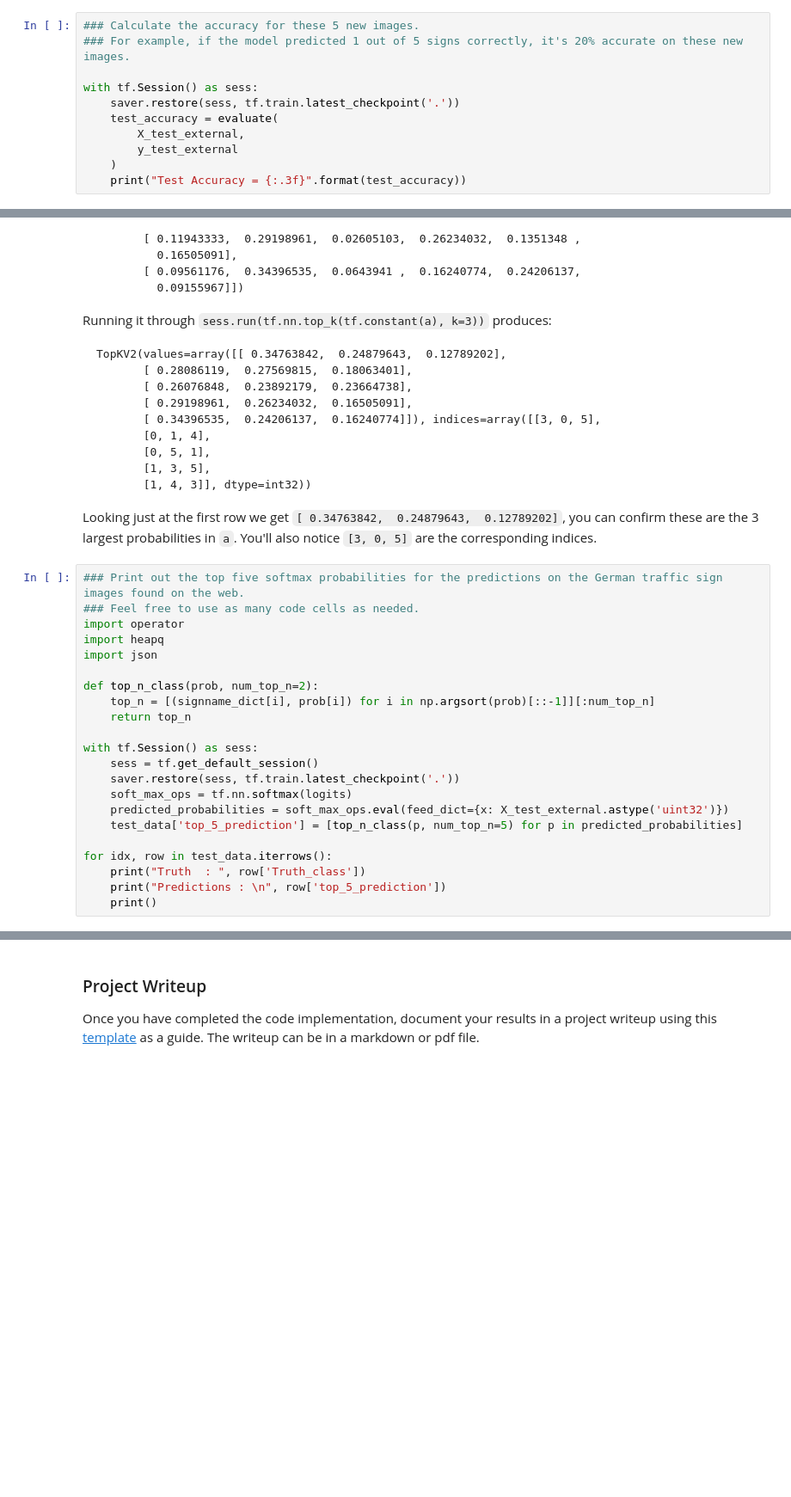
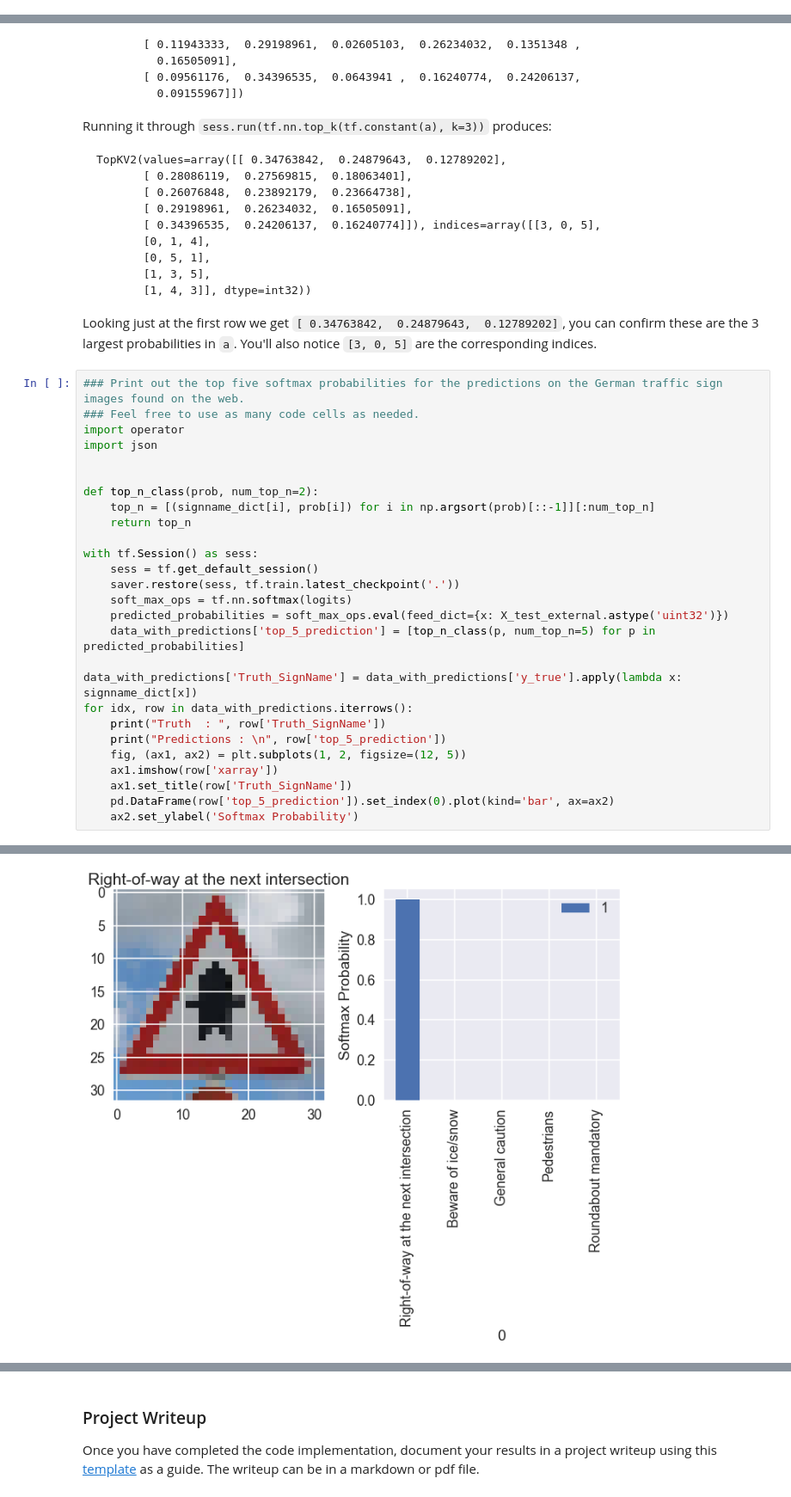
Before and after one commit to joytafty/CarND-Traffic-Sign-Classifier-Project, a Jupyter notebook: Traffic_Sign_Classifier.ipynb, the cells around one changed output, grey strips where cells are left out. Shown at 86% size. Saved outputs shown, nothing was run; the diff lists cells and outputs as text; blank space fills up the shorter version.

```diff
--- a/Traffic_Sign_Classifier.ipynb
+++ b/Traffic_Sign_Classifier.ipynb
@@ -499,16 +517,5 @@ for idx, row in misclassified.iterrows():
 # %% [markdown]
 ### Analyze Performance
-# %%
-### Calculate the accuracy for these 5 new images.
-### For example, if the model predicted 1 out of 5 signs correctly, it's 20% accurate on these new images.
-
-with tf.Session() as sess:
-    saver.restore(sess, tf.train.latest_checkpoint('.'))
-    test_accuracy = evaluate(
-        X_test_external,
-        y_test_external
-    )
-    print("Test Accuracy = {:.3f}".format(test_accuracy))
 # %%
 ### Training set accuracy by class
 from sklearn.metrics import confusion_matrix
@@ -593,8 +624,8 @@ Looking just at the first row we get `[ 0.34763842,  0.24879643,  0.12789202]`,
 ### Print out the top five softmax probabilities for the predictions on the German traffic sign images found on the web.
 ### Feel free to use as many code cells as needed.
 import operator
-import heapq
 import json
+
 
 def top_n_class(prob, num_top_n=2):
     top_n = [(signname_dict[i], prob[i]) for i in np.argsort(prob)[::-1]][:num_top_n]
@@ -605,9 +636,15 @@ with tf.Session() as sess:
     saver.restore(sess, tf.train.latest_checkpoint('.'))
     soft_max_ops = tf.nn.softmax(logits)
     predicted_probabilities = soft_max_ops.eval(feed_dict={x: X_test_external.astype('uint32')})
-    test_data['top_5_prediction'] = [top_n_class(p, num_top_n=5) for p in predicted_probabilities]
+    data_with_predictions['top_5_prediction'] = [top_n_class(p, num_top_n=5) for p in predicted_probabilities]
 
-for idx, row in test_data.iterrows():
-    print("Truth  : ", row['Truth_class'])
+data_with_predictions['Truth_SignName'] = data_with_predictions['y_true'].apply(lambda x: signname_dict[x])
+for idx, row in data_with_predictions.iterrows():
+    print("Truth  : ", row['Truth_SignName'])
     print("Predictions : \n", row['top_5_prediction'])
-    print()
+    fig, (ax1, ax2) = plt.subplots(1, 2, figsize=(12, 5))
+    ax1.imshow(row['xarray'])
+    ax1.set_title(row['Truth_SignName'])
+    pd.DataFrame(row['top_5_prediction']).set_index(0).plot(kind='bar', ax=ax2)
+    ax2.set_ylabel('Softmax Probability')
+# %% [output]
@@ -613,0 +674 @@ for idx, row in test_data.iterrows():
+[figure, added]
```
Also changed, not shown: parts of 8 cells of this notebook, 26 other files.
